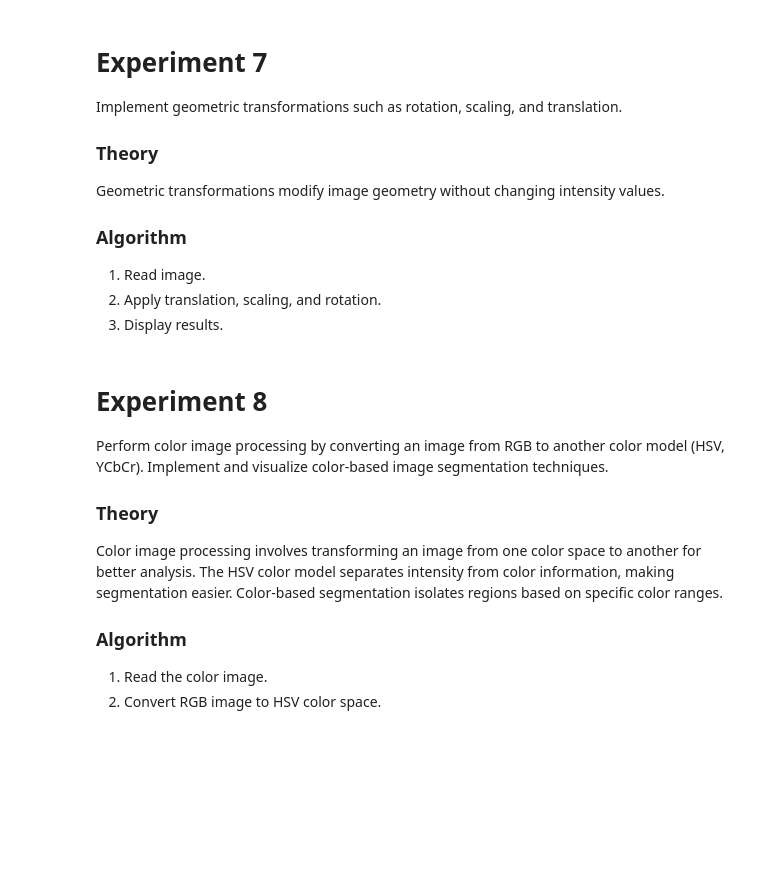
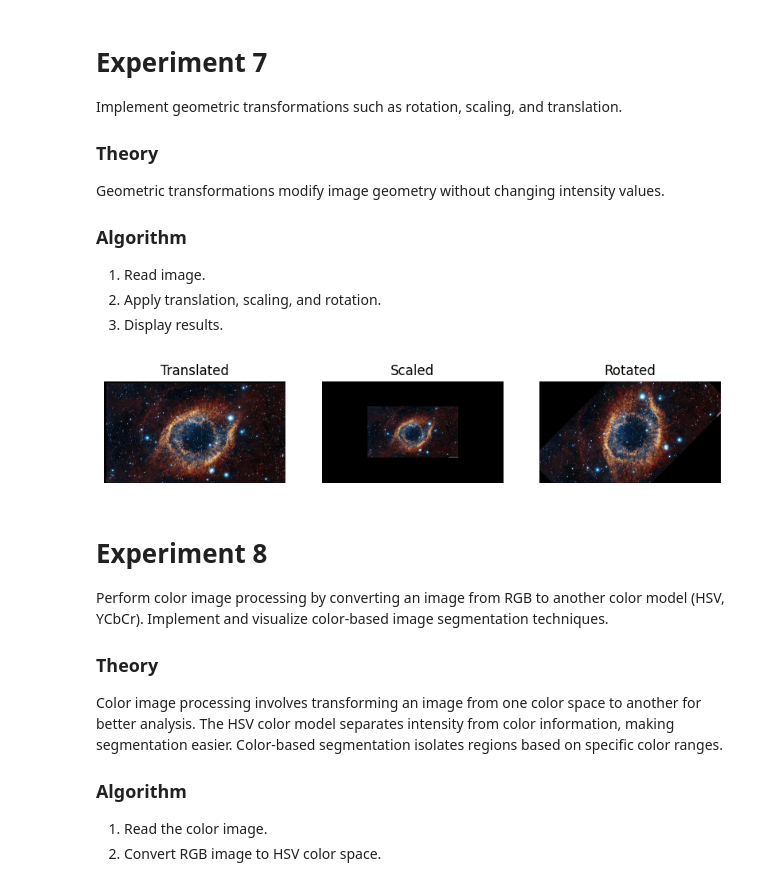
Before and after one commit to srijanexe-8/Image-Processing-and-Computer-Vision, a Jupyter notebook: experiments in chronology.ipynb, the cells around one changed output. Cells and saved outputs as stored; diff of their text form; code cells hidden in the pictures; blank space fills up the shorter version.

```diff
--- a/experiments in chronology.ipynb
+++ b/experiments in chronology.ipynb
@@ -311,23 +311,56 @@ Geometric transformations modify image geometry without changing intensity value
 # %%
 import cv2
 import numpy as np
+import matplotlib.pyplot as plt
 
 img = cv2.imread('image.jpg')
+
+if img is None:
+    raise ValueError("Image not found")
+
+img_rgb = cv2.cvtColor(img, cv2.COLOR_BGR2RGB)
+
 rows, cols = img.shape[:2]
 
-M_trans = np.float32([[1,0,50],[0,1,50]])
-translated = cv2.warpAffine(img, M_trans, (cols, rows))
+# Translation
+M_trans = np.float32([[1, 0, 50],
+                      [0, 1, 50]])
+translated = cv2.warpAffine(img_rgb, M_trans, (cols, rows))
 
-scaled = cv2.resize(img, None, fx=0.5, fy=0.5)
+# Scaling (centered)
+scale = 0.5
+tx = (1 - scale) * cols / 2
+ty = (1 - scale) * rows / 2
 
+M_scale = np.float32([[scale, 0, tx],
+                      [0, scale, ty]])
+scaled = cv2.warpAffine(img_rgb, M_scale, (cols, rows))
+
+# Rotation
 M_rot = cv2.getRotationMatrix2D((cols/2, rows/2), 45, 1)
-rotated = cv2.warpAffine(img, M_rot, (cols, rows))
+rotated = cv2.warpAffine(img_rgb, M_rot, (cols, rows))
 
-cv2.imshow('Translated', translated)
-cv2.imshow('Scaled', scaled)
-cv2.imshow('Rotated', rotated)
-cv2.waitKey(0)
-cv2.destroyAllWindows()
+# Display
+plt.figure(figsize=(10,5))
+
+plt.subplot(1,3,1)
+plt.imshow(translated)
+plt.title('Translated')
+plt.axis('off')
+
+plt.subplot(1,3,2)
+plt.imshow(scaled)
+plt.title('Scaled')
+plt.axis('off')
+
+plt.subplot(1,3,3)
+plt.imshow(rotated)
+plt.title('Rotated')
+plt.axis('off')
+
+plt.show()
+# %% [output]
+[figure, added]
 # %% [markdown]
 # Experiment 8
 
```
Also changed, not shown: parts of 2 cells of this notebook.
